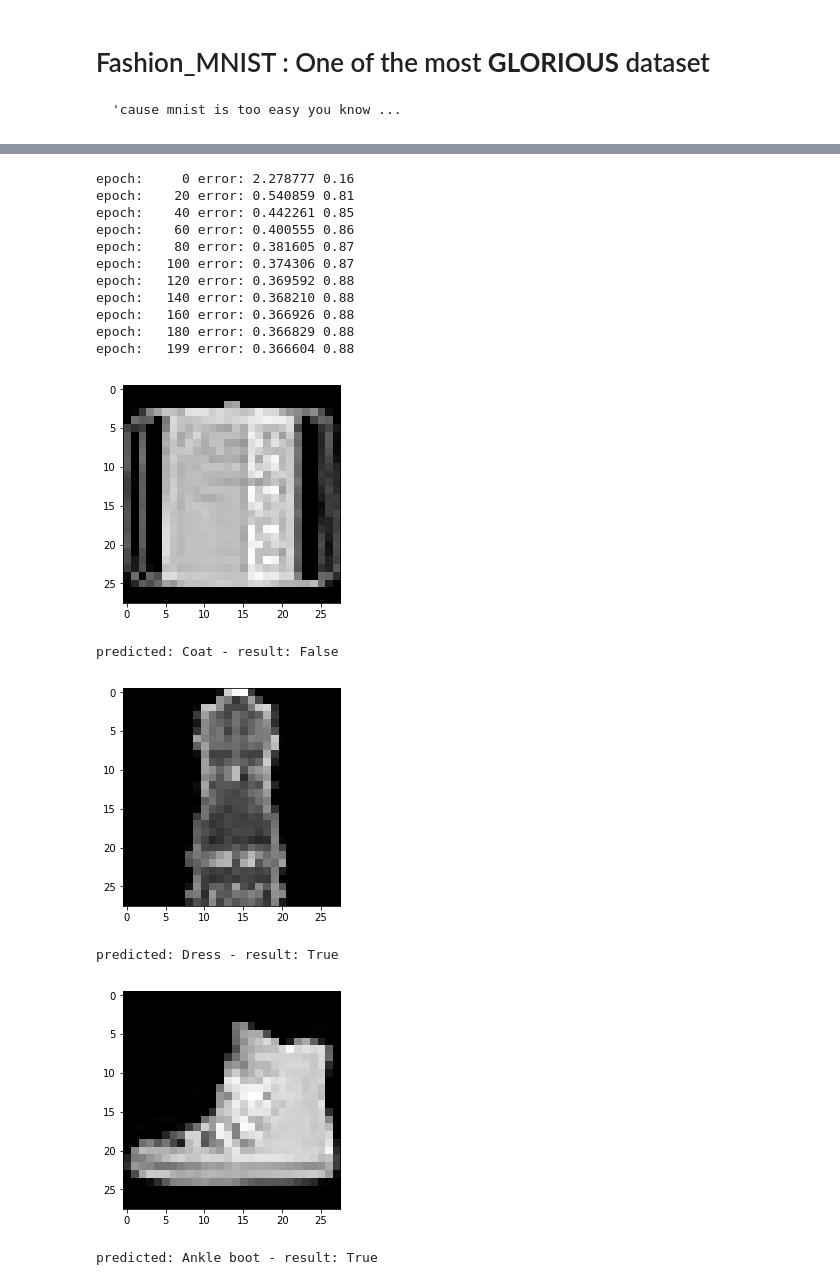
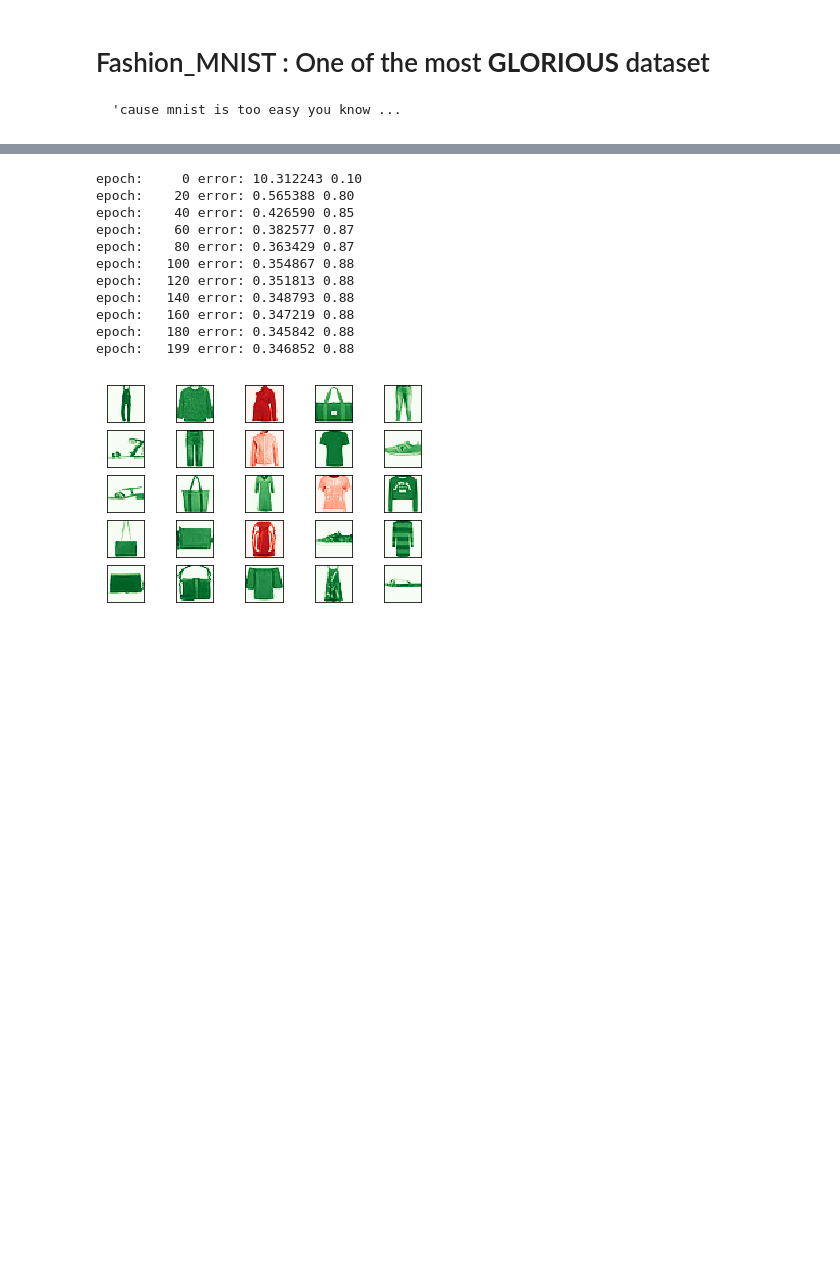
Before and after one commit to GeoTrouvetout/courses, a Jupyter notebook: understanding_ann.ipynb, the cells around one changed output, grey strips where cells are left out. Drawn from its saved outputs; the diff is of its cells as text; code cells hidden in the pictures; blank space fills up the shorter version.

```diff
--- a/understanding_ann.ipynb
+++ b/understanding_ann.ipynb
@@ -1581,8 +1602,8 @@ Bag 1.0 0.0 0.5137254901960784
 # %%
 n_in = 28*28
-n_l1 = 16
-n_l2 = 16
-n_l3 = 16
+n_l1 = 32
+n_l2 = 32
+n_l3 = 32
 n_out = 10
 
 W1 = np.random.random((n_in,n_l1))
@@ -1665,39 +1686,39 @@ for e in range(n_epoch):
     else :
         print("epoch:", "{:5}".format(e), "error:", "{:0.6f}".format(error_rate/n_batch), "{:0.2f}".format(acc/n_batch), end="\r")
 # %% [output]
-epoch:     0 error: 2.278777 0.16
-epoch:    20 error: 0.540859 0.81
-epoch:    40 error: 0.442261 0.85
-epoch:    60 error: 0.400555 0.86
-epoch:    80 error: 0.381605 0.87
-epoch:   100 error: 0.374306 0.87
-epoch:   120 error: 0.369592 0.88
-epoch:   140 error: 0.368210 0.88
-epoch:   160 error: 0.366926 0.88
-epoch:   180 error: 0.366829 0.88
-epoch:   199 error: 0.366604 0.88
+epoch:     0 error: 10.312243 0.10
+epoch:    20 error: 0.565388 0.80
+epoch:    40 error: 0.426590 0.85
+epoch:    60 error: 0.382577 0.87
+epoch:    80 error: 0.363429 0.87
+epoch:   100 error: 0.354867 0.88
+epoch:   120 error: 0.351813 0.88
+epoch:   140 error: 0.348793 0.88
+epoch:   160 error: 0.347219 0.88
+epoch:   180 error: 0.345842 0.88
+epoch:   199 error: 0.346852 0.88
 # %%
 randomize = np.arange(len(x_test))
 np.random.shuffle(randomize)
 x_test = x_test[randomize]
 t_test = t_test[randomize]
-for n in range(3):
+f, axarr = plt.subplots(5, 5)
+objarr = np.empty_like(axarr)
+
+for n, ax in enumerate(axarr.flat):
     x = x_test[n]
     x = (x - np.mean(x))/np.std(x)
     t = t_test[n]
     h1 = sigmoid(np.dot(x, W1)+b1)
     h2 = sigmoid(np.dot(h1, W2)+b2)
     h3 = sigmoid(np.dot(h2, W3)+b3)
     lout = np.dot(h3, Wout)+bout
     y = softmax(lout)
     tp = np.argmax(y)
-    plt.imshow(x.reshape(28,28), cmap='gray')
-    plt.show()
-    print("predicted:", labels[tp], "- result:", t==tp )
+    c = 'Greens' if t==tp else 'Reds'
+    objarr.flat[n] = ax.imshow(x.reshape(28,28), cmap=c)
+    ax.get_xaxis().set_ticks([])
+    ax.get_yaxis().set_ticks([])
+plt.show(block=False)
 # %% [output]
-[figure, old version]
+[figure, new version]
-predicted: Coat - result: False
-[figure, removed]
-predicted: Dress - result: True
-[figure, removed]
-predicted: Ankle boot - result: True
```
Also changed, not shown: parts of 7 cells of this notebook, 1 other file.
